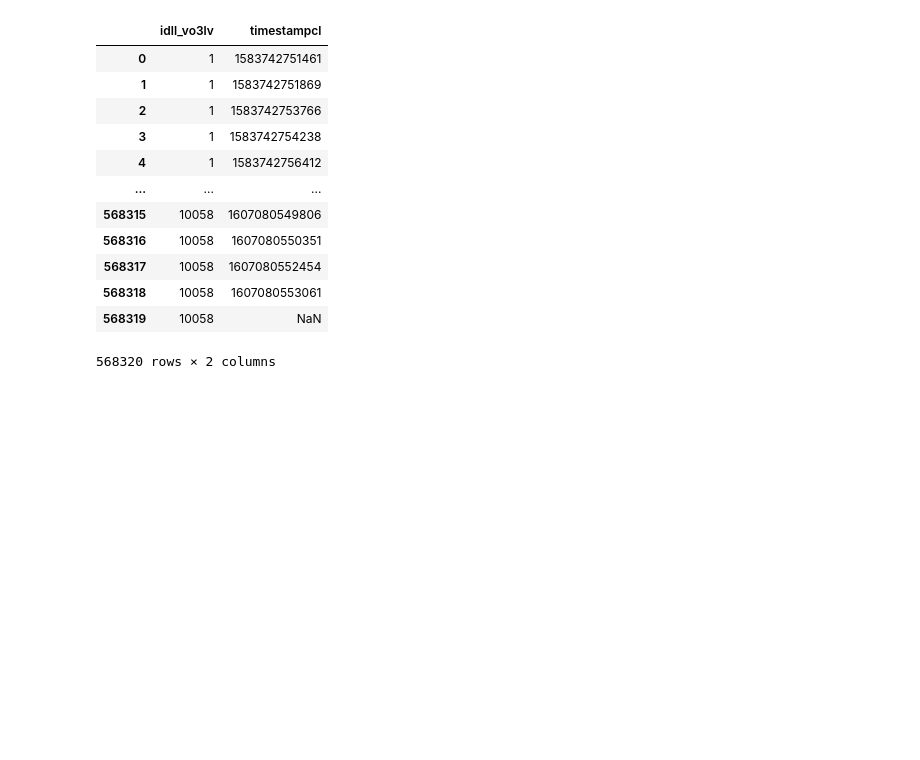
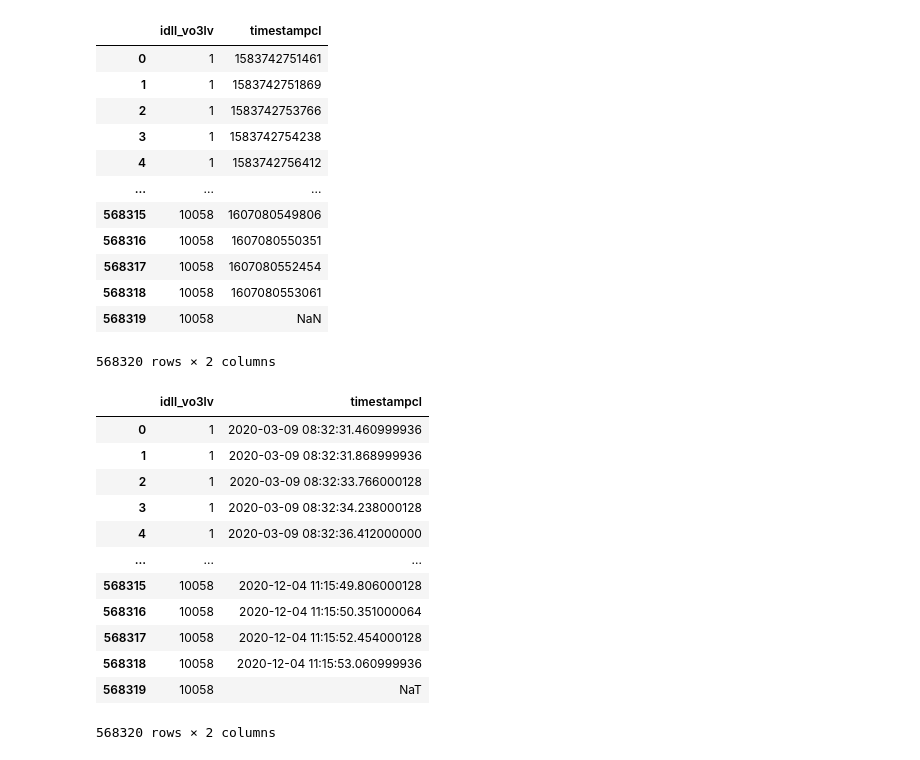
Before and after one commit to MarjoleinvdE/1-4-5, a Jupyter notebook: data/timestrat.ipynb, the cells around one changed output. Cells and saved outputs as stored; diff of their text form; code cells hidden in the pictures; blank space fills up the shorter version.

```diff
--- a/data/timestrat.ipynb
+++ b/data/timestrat.ipynb
@@ -73,3 +75,25 @@ selected_columns
 | 568318 | 10058 | 1607080553061 |
 | 568319 | 10058 | NaN |
 568320 rows × 2 columns
+# %%
+# Convert 'timestampcl' to numeric (considering NaN as missing values)
+selected_columns['timestampcl'] = pd.to_numeric(selected_columns['timestampcl'], errors='coerce')
+
+# Convert milliseconds to seconds
+selected_columns['timestampcl'] = pd.to_datetime(selected_columns['timestampcl'], unit='ms', errors='coerce')
+
+selected_columns
+# %% [output]
+|  | idll_vo3lv | timestampcl |
+| 0 | 1 | 2020-03-09 08:32:31.460999936 |
+| 1 | 1 | 2020-03-09 08:32:31.868999936 |
+| 2 | 1 | 2020-03-09 08:32:33.766000128 |
+| 3 | 1 | 2020-03-09 08:32:34.238000128 |
+| 4 | 1 | 2020-03-09 08:32:36.412000000 |
+| ... | ... | ... |
+| 568315 | 10058 | 2020-12-04 11:15:49.806000128 |
+| 568316 | 10058 | 2020-12-04 11:15:50.351000064 |
+| 568317 | 10058 | 2020-12-04 11:15:52.454000128 |
+| 568318 | 10058 | 2020-12-04 11:15:53.060999936 |
+| 568319 | 10058 | NaT |
+568320 rows × 2 columns
```
Also changed, not shown: parts of 7 cells of this notebook, 2 other files.
